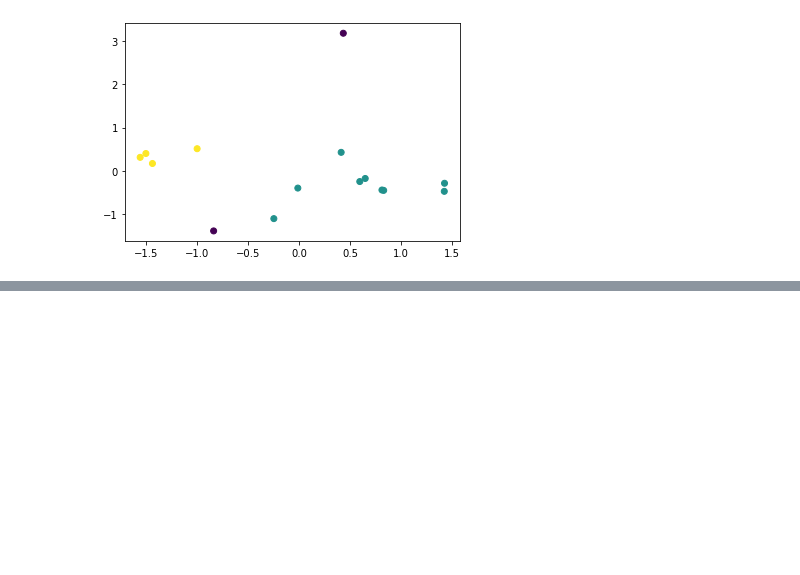
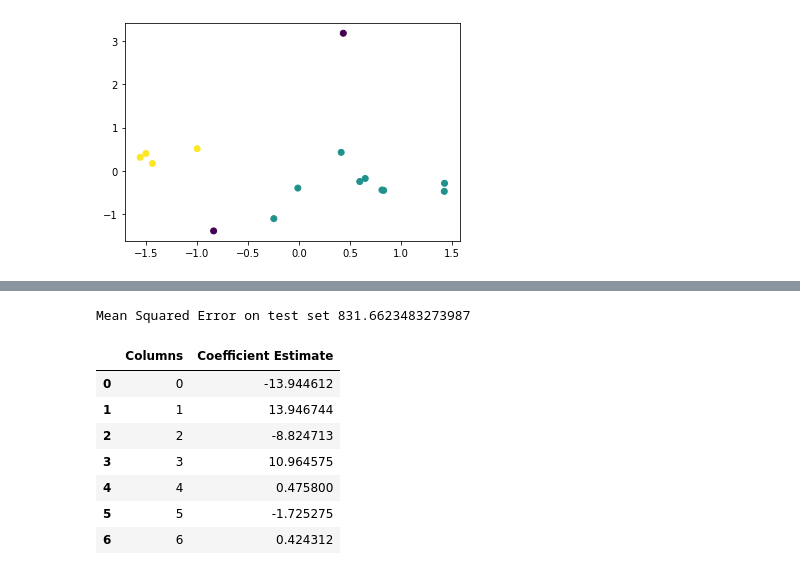
Before and after one commit to nisa-bayraktar/european_productivity, a Jupyter notebook: combined_features.ipynb, the cells around one changed output, grey strips where cells are left out. Drawn from its saved outputs; the diff is of its cells as text; code cells hidden in the pictures; blank space fills up the shorter version.

```diff
--- a/combined_features.ipynb
+++ b/combined_features.ipynb
@@ -579,0 +641,49 @@ fig2 = plt.scatter(X_embedded[:, 0], X_embedded[:, 1])
+# %%
+# import model
+from sklearn.linear_model import ElasticNet
+# dfs = per_employee_df, per_HW_df + education_dfs +inf_df, unem_df, dep_quarterly_df
+from sklearn.preprocessing import StandardScaler
+
+from sklearn import preprocessing
+
+
+# Input = [Country, Time, Feature]
+X = data[0, :, 2:]
+# Output : Productivity GDP
+Y = data[0, :, 1]
+
+# scaler = StandardScaler()
+# x_scaled = scaler.fit_transform(X)
+
+
+x_train, x_test, y_train, y_test = sklearn.model_selection.train_test_split(X, Y, test_size=0.25, random_state=42)
+'''
+x_train, x_test, y_train, y_test = train_test_split(
+    df.iloc[:, :7], gdp_df.iloc[:,-1],
+    test_size = 0.25, random_state=5)'''
+
+scaler = StandardScaler()
+x_train_scaled = scaler.fit_transform(x_train)
+x_test_scaled = scaler.transform(x_test)
+# Train the model
+e_net = ElasticNet(alpha = 1)
+e_net.fit(x_train_scaled, y_train)
+x_train = pd.DataFrame(x_train_scaled)
+# calculate the prediction and mean square error
+y_pred_elastic = e_net.predict(x_test_scaled)
+mean_squared_error = np.mean((y_pred_elastic - y_test)**2)
+print("Mean Squared Error on test set", mean_squared_error)
+e_net_coeff = pd.DataFrame()
+e_net_coeff["Columns"] = x_train.columns
+e_net_coeff['Coefficient Estimate'] = pd.Series(e_net.coef_)
+e_net_coeff
+# %% [output]
+Mean Squared Error on test set 831.6623483273987
+|  | Columns | Coefficient Estimate |
+| 0 | 0 | -13.944612 |
+| 1 | 1 | 13.946744 |
+| 2 | 2 | -8.824713 |
+| 3 | 3 | 10.964575 |
+| 4 | 4 | 0.475800 |
+| 5 | 5 | -1.725275 |
+| 6 | 6 | 0.424312 |
```
Also changed, not shown: parts of 19 cells of this notebook.
